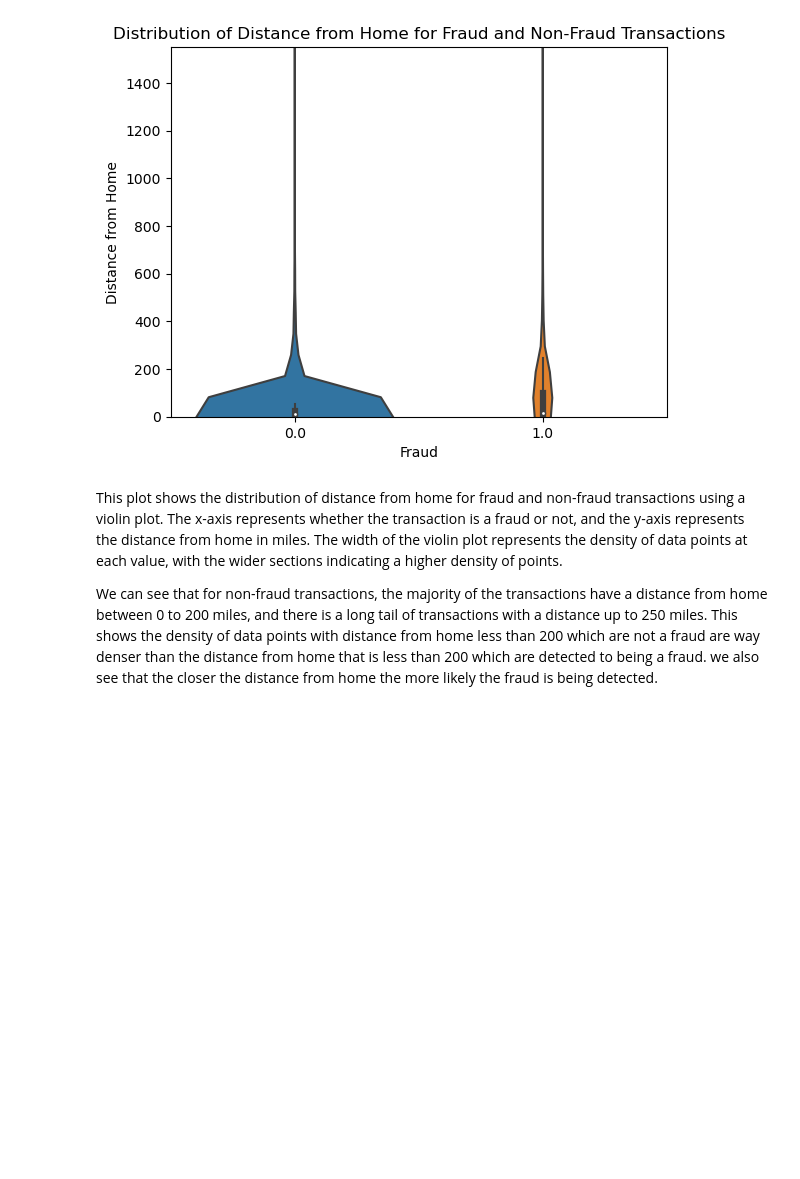
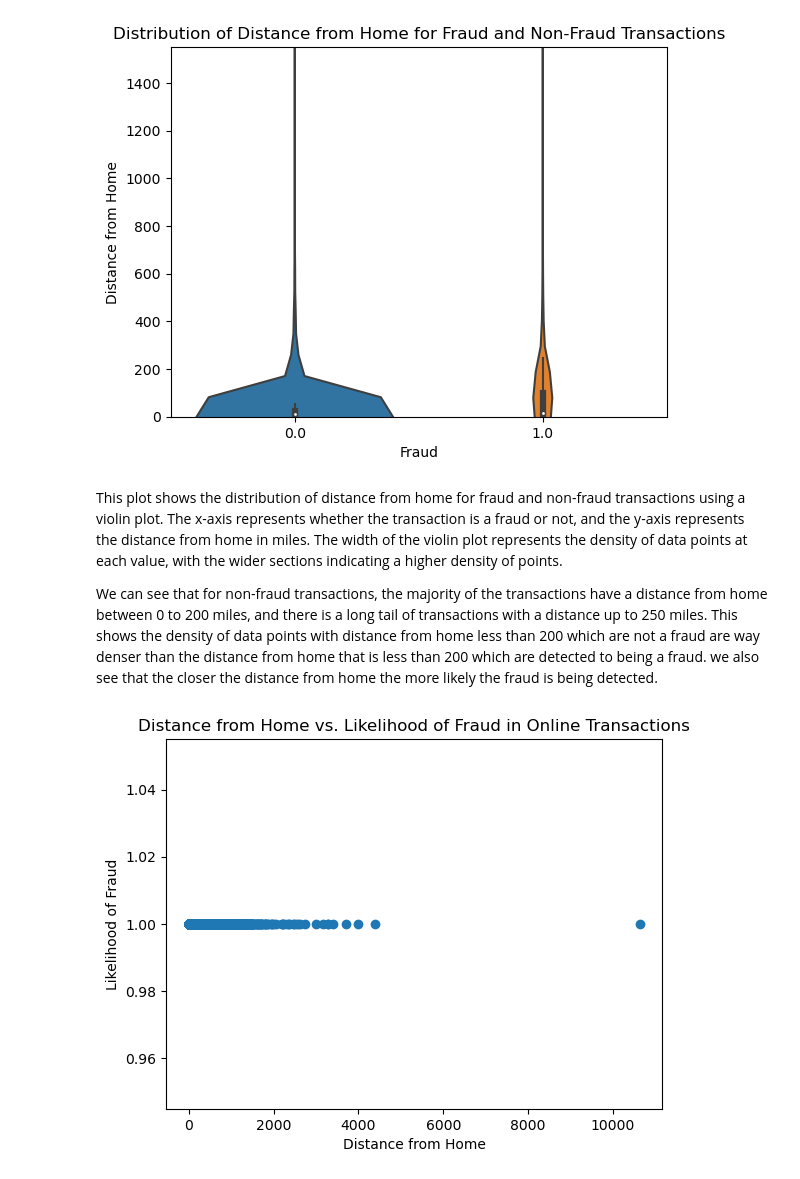
Before and after one commit to KarimKhalil33/CreditCard-Fraud-Data-Analysis, a Jupyter notebook: analysis/analysis2.ipynb, the cells around one changed output. Saved outputs shown, nothing was run; the diff lists cells and outputs as text; code cells hidden in the pictures; blank space fills up the shorter version.

```diff
--- a/analysis/analysis2.ipynb
+++ b/analysis/analysis2.ipynb
@@ -179,3 +180,21 @@ plt.ylim(0, 1550)
 This plot shows the distribution of distance from home for fraud and non-fraud transactions using a violin plot. The x-axis represents whether the transaction is a fraud or not, and the y-axis represents the distance from home in miles. The width of the violin plot represents the density of data points at each value, with the wider sections indicating a higher density of points.
 
 We can see that for non-fraud transactions, the majority of the transactions have a distance from home between 0 to 200 miles, and there is a long tail of transactions with a distance up to 250 miles. This shows the density of data points with distance from home less than 200 which are not a fraud are way denser than the distance from home that is less than 200 which are detected to being a fraud. we also see that the closer the distance from home the more likely the fraud is being detected.
+# %%
+import matplotlib.pyplot as plt
+
+
+online_fraud = mydata.loc[(mydata['online_order'] == 1) & (mydata['fraud'] == 1)]
+
+
+plt.scatter(online_fraud['distance_from_home'], online_fraud['fraud'])
+
+
+plt.title('Distance from Home vs. Likelihood of Fraud in Online Transactions')
+plt.xlabel('Distance from Home')
+plt.ylabel('Likelihood of Fraud')
+
+
+plt.show()
+# %% [output]
+[figure, added]
```
Also changed, not shown: parts of 9 cells of this notebook, 1 other file.
